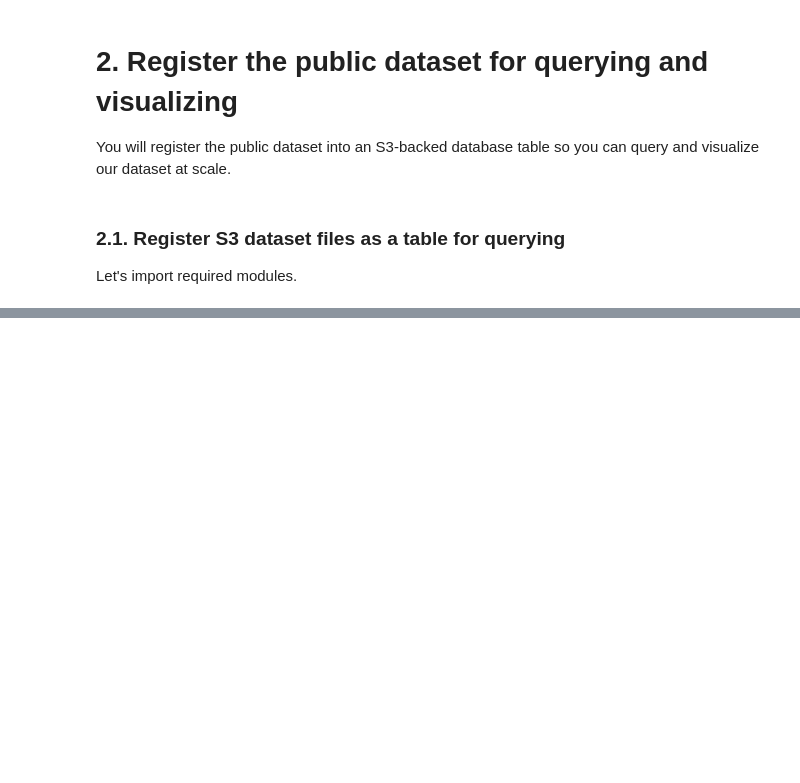
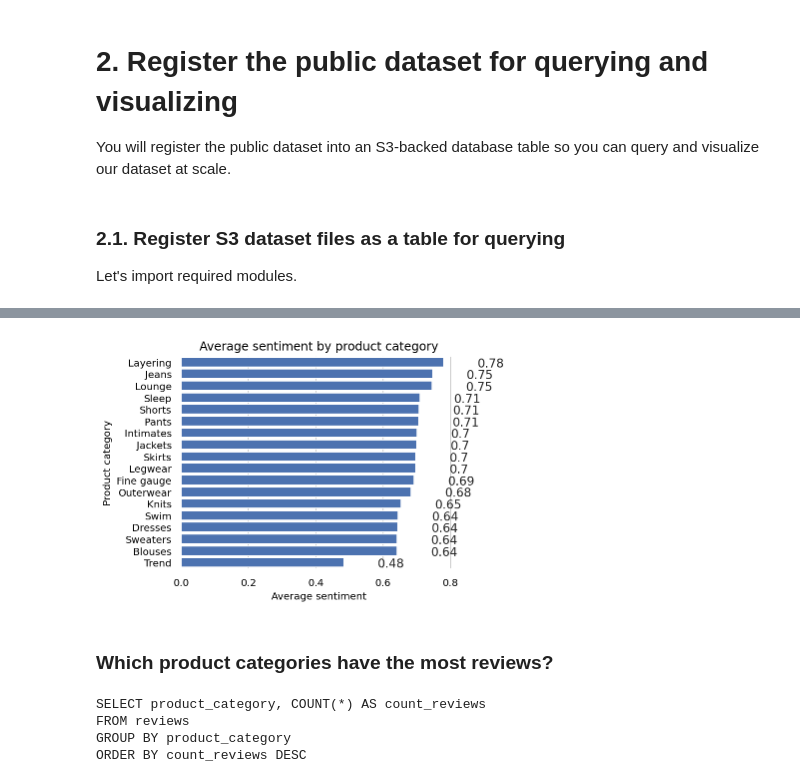
Before and after one commit to rimo0007/Machine-Learning-With-AWS-SageMaker, a Jupyter notebook: 1_Register-and-visualize-dataset.ipynb, the cells around one changed output, grey strips where cells are left out. Drawn from its saved outputs; the diff is of its cells as text; code cells hidden in the pictures; blank space fills up the shorter version.

```diff
--- a/1_Register-and-visualize-dataset.ipynb
+++ b/1_Register-and-visualize-dataset.ipynb
@@ -181,0 +379,6 @@ import botocore
+# %%
+%%time
+df_avg_by_category = wr.athena.read_sql_query(
+    sql=statement_avg_by_category,
+    database=database_name
+)
@@ -181,0 +426,56 @@ import botocore
+# %%
+def show_values_barplot(axs, space):
+    def _show_on_plot(ax):
+        for p in ax.patches:
+            _x = p.get_x() + p.get_width() + float(space)
+            _y = p.get_y() + p.get_height()
+            value = round(float(p.get_width()),2)
+            ax.text(_x, _y, value, ha="left")
+
+    if isinstance(axs, np.ndarray):
+        for idx, ax in np.ndenumerate(axs):
+            _show_on_plot(ax)
+    else:
+        _show_on_plot(axs)
+# %%
+# Create plot
+barplot = sns.barplot(
+    data = df_avg_by_category,
+    y='product_category',
+    x='avg_sentiment',
+    color="b",
+    saturation=1
+)
+
+sns.set(rc={'figure.figsize':(15.0, 10.0)})
+
+plt.title('Average sentiment by product category')
+
+show_values_barplot(barplot, 0.1)
+
+plt.xlabel("Average sentiment")
+plt.ylabel("Product category")
+
+plt.tight_layout()
+plt.savefig('avg_sentiment_per_category.png', dpi=300)
+
+# Show graphic
+plt.show(barplot)
+# %% [output]
+[figure, added]
+# %% [markdown]
+###  Which product categories have the most reviews?
+# %%
+statement_count_by_category_desc = """
+SELECT product_category, COUNT(*) AS count_reviews
+FROM {}
+GROUP BY product_category
+ORDER BY count_reviews DESC
+""".format(table_name)
+
+print(statement_count_by_category_desc)
+# %% [output]
+SELECT product_category, COUNT(*) AS count_reviews
+FROM reviews
+GROUP BY product_category
+ORDER BY count_reviews DESC
```
Also changed, not shown: parts of 32 cells of this notebook.
